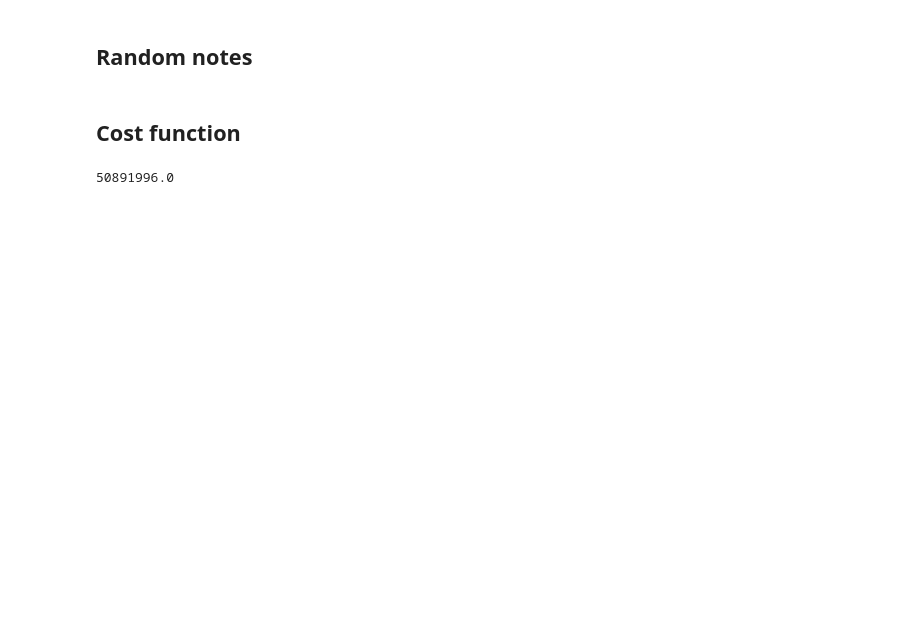
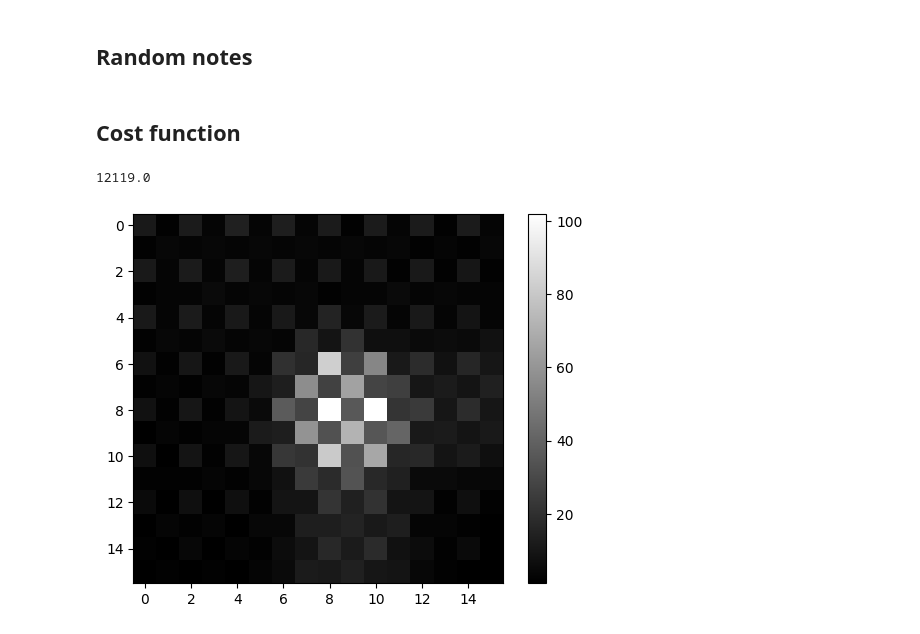
Before and after one commit to acb21kb/bumblebee-tags, a Jupyter notebook: open_files.ipynb, the cells around one changed output. Cells and saved outputs as stored; diff of their text form; code cells hidden in the pictures; blank space fills up the shorter version.

```diff
--- a/open_files.ipynb
+++ b/open_files.ipynb
@@ -82,8 +82,8 @@ def getSnipPlot(tag):
     filename = "leon_bee_photos_3rdMarch2023/cam5/"+tag.getFn()
     file = np.load(filename, allow_pickle=True)
     photo = file['img']
-    # plt.imshow(photo[tagY:tagY2,tagX:tagX2],cmap='gray')
-    # plt.colorbar()
+    plt.imshow(photo[tagY:tagY2,tagX:tagX2],cmap='gray')
+    plt.colorbar()
     # rect = patches.Rectangle((tag.getY()-tagY-5, tag.getX()-tagX-5), 10, 10, linewidth=1, edgecolor='r', facecolor='none')
     # plt.gca().add_patch(rect)
     # plt.show()
@@ -299,10 +300,11 @@ def cost_function(params, psfWidth, trueImg):
     square_error = [(s - a)**2 for (s, a) in zip(pixel_value_guesses, trueImg)]
     return np.sum(square_error)
 # %%
-realImg = getPhoto(allTags['Tag'].iloc[0]) # clip this photo per tag
+realImg = getSnipPlot(allTags['Tag'].iloc[0]) # clip this photo per tag
 cost_function(np.array([0, 0, 12, 14, 5, 4, 6, 5]), 3, realImg)
 # %% [output]
-50891996.0
+12119.0
+[figure, added]
 # %%
 initial_parameters = np.array([
     np.random.rand()*realImg.shape[0],
```
Also changed, not shown: parts of 11 cells of this notebook.
